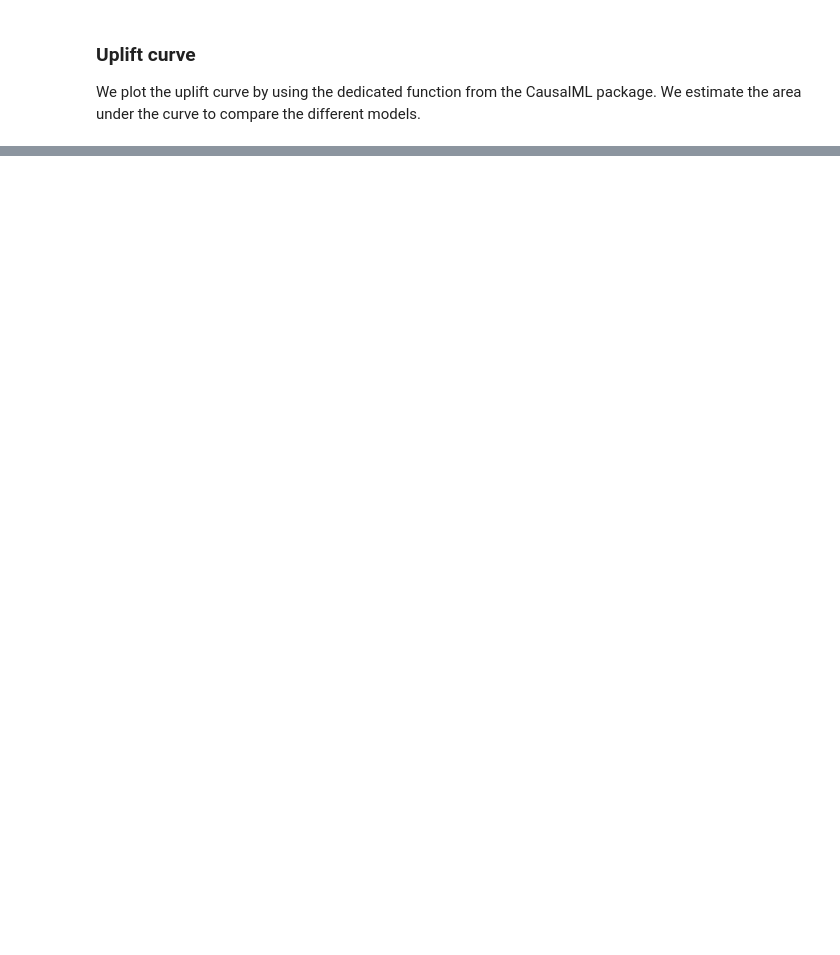
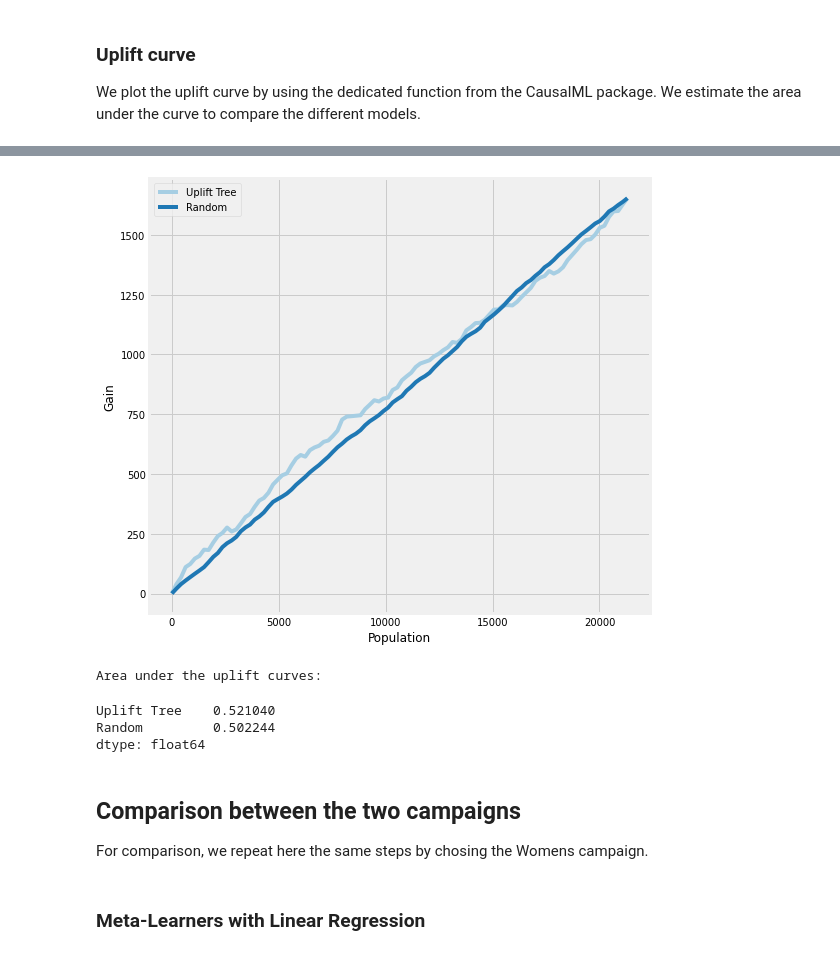
Before and after one commit to gmassime/uplift-memof403, a Jupyter notebook: test_CausalML.ipynb, the cells around one changed output, grey strips where cells are left out. Drawn from its saved outputs; the diff is of its cells as text; code cells hidden in the pictures; blank space fills up the shorter version.

```diff
--- a/test_CausalML.ipynb
+++ b/test_CausalML.ipynb
@@ -93,0 +156,23 @@ dtype: float64
+# %%
+uplift_model = UpliftRandomForestClassifier(control_name='0', evaluationFunction='CTS')
+w_train_str = w_train.astype(str)
+uplift_model.fit(X=X_train, treatment=w_train_str, y=y_train)
+y_pred = uplift_model.predict(X=X_test)
+# %%
+df = pd.DataFrame({'y': y_test, 'w': w_test, 'Uplift Tree': y_pred.flatten()})
+plot_gain(df, outcome_col='y', treatment_col='w')
+plt.show()
+# %% [output]
+[figure, added]
+# %%
+print("Area under the uplift curves:")
+auuc_score(df, outcome_col='y', treatment_col='w')
+# %% [output]
+Area under the uplift curves:
+Uplift Tree    0.521040
+Random         0.502244
+dtype: float64
+# %% [markdown]
+## Comparison between the two campaigns
+
+For comparison, we repeat here the same steps by chosing the Womens campaign.
@@ -93,0 +184,2 @@ dtype: float64
+# %% [markdown]
+### Meta-Learners with Linear Regression
```
Also changed, not shown: parts of 27 cells of this notebook.
